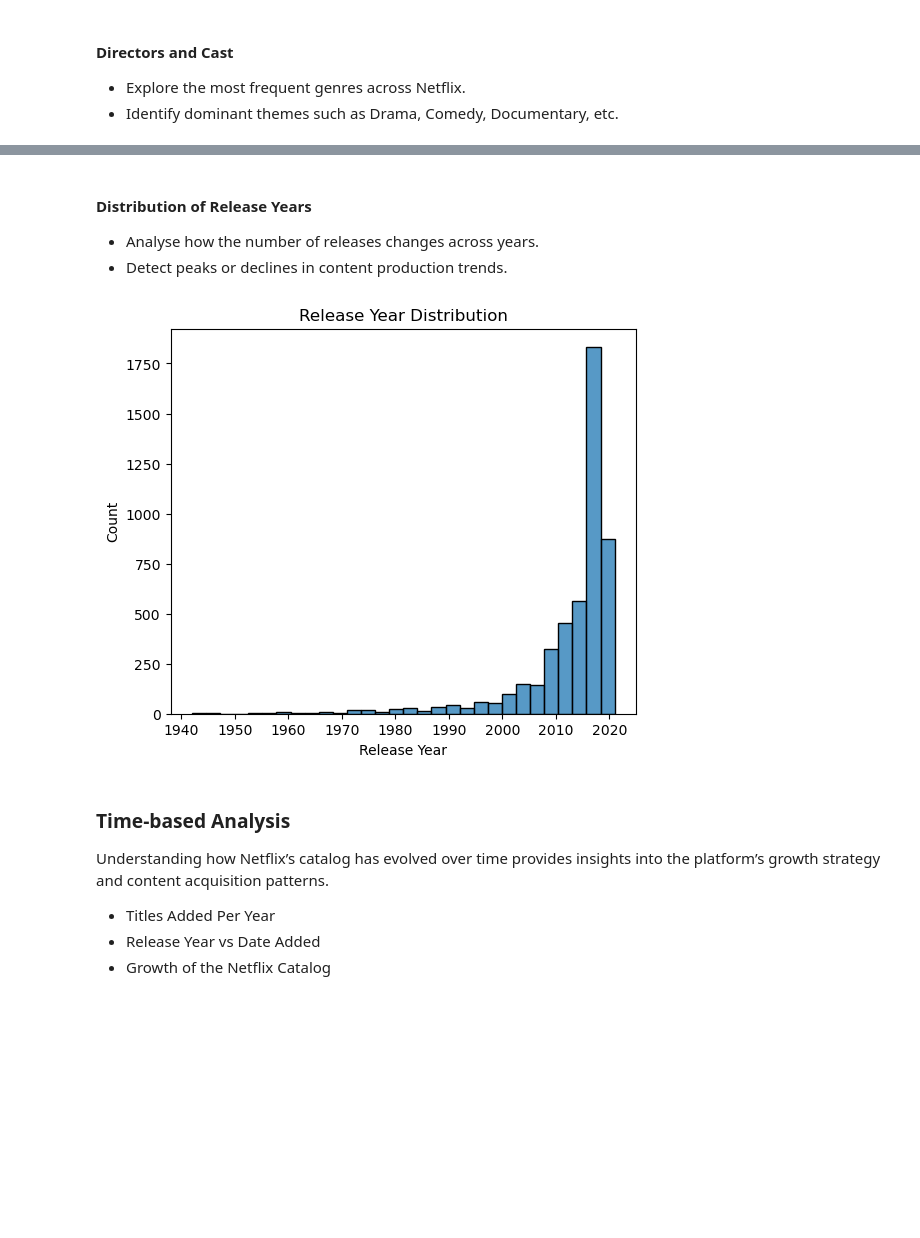
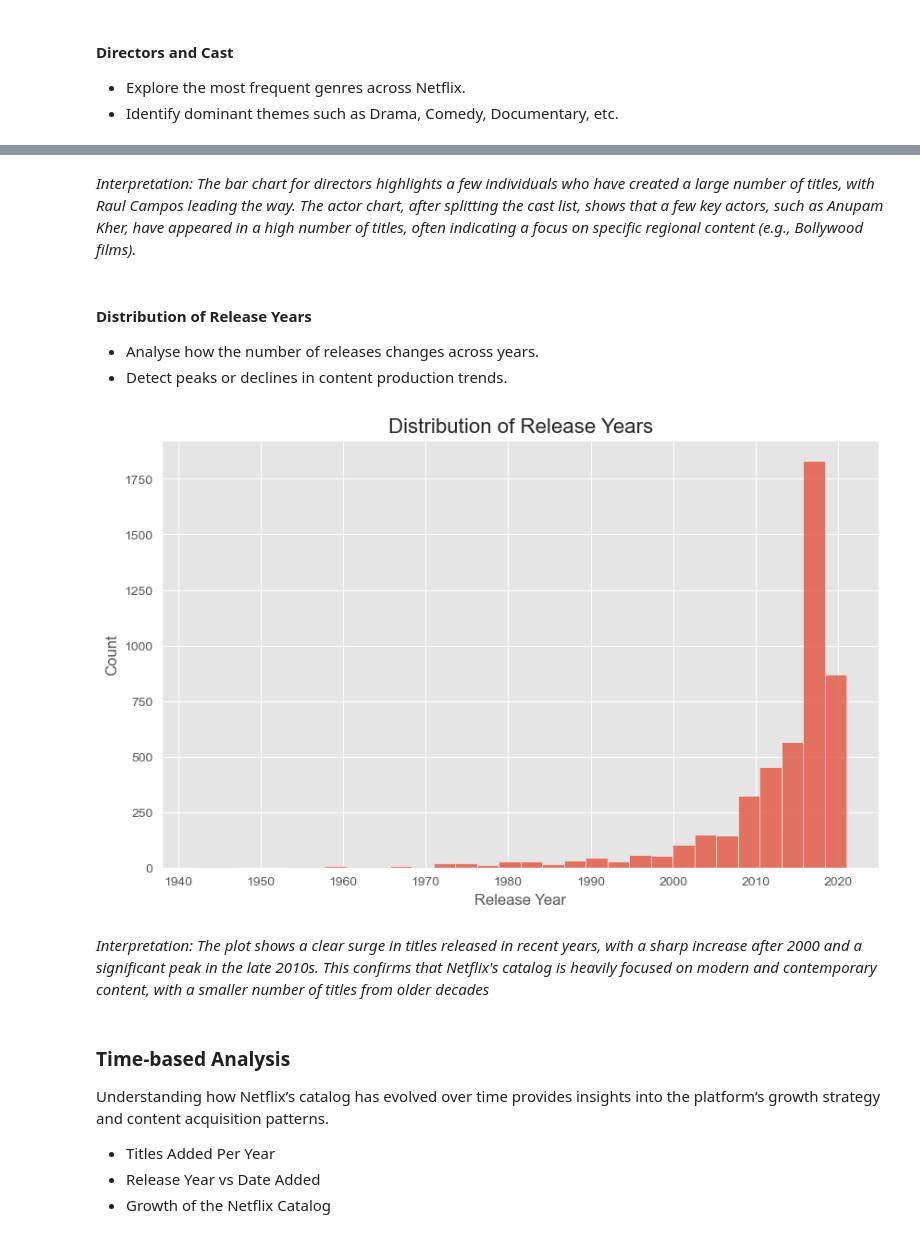
Before and after one commit to rnzlyt/netflix-data-exploration, a Jupyter notebook: netflix_eda.ipynb, the cells around one changed output, grey strips where cells are left out. Drawn from its saved outputs; the diff is of its cells as text; code cells hidden in the pictures; blank space fills up the shorter version.

```diff
--- a/netflix_eda.ipynb
+++ b/netflix_eda.ipynb
@@ -21,15 +22,27 @@ import matplotlib.pyplot as plt
 import seaborn as sns
 import plotly.express as px
 from collections import Counter
-
 from wordcloud import WordCloud, STOPWORDS
 import re
 
-# Load dataset
-df = pd.read_csv("data/netflix_data.csv")
+# Set plotting styles for a consistent look
+sns.set_style("whitegrid")
+plt.style.use('ggplot')
 
-# Quick overview
-print(df.shape)
-print(df.info())
-df.head()
+
+# Load the dataset
+try:
+    df = pd.read_csv("data/netflix_data.csv")
+except FileNotFoundError:
+    print("Error: The file 'netflix_data.csv' was not found. Please check the file path.")
+    # Exit or handle the error gracefully
+    exit()
+
+# Print basic info
+print(f"Shape of the dataset: {df.shape}")
+print("\n--- Column Info ---")
+df.info()
+
+print("\n--- First 5 rows ---")
+display(df.head())
 # %% [output]
@@ -202,18 +236,20 @@ plt.show()
+# %% [markdown]
+*Interpretation: The bar chart for directors highlights a few individuals who have created a large number of titles, with Raul Campos leading the way. The actor chart, after splitting the cast list, shows that a few key actors, such as Anupam Kher, have appeared in a high number of titles, often indicating a focus on specific regional content (e.g., Bollywood films).*
 # %% [markdown]
 #### Distribution of Release Years
 - Analyse how the number of releases changes across years.
 - Detect peaks or declines in content production trends.
 # %%
-# --- Release year distribution ---
-
-plt.figure(figsize=(6, 5))
-sns.histplot(df['release_year'].dropna(), bins=30, kde=False)
-plt.title("Release Year Distribution")
-plt.xlabel('Release Year')
-plt.ylabel('Count')
+plt.figure(figsize=(10, 6))
+sns.histplot(df['release_year'], bins=30, kde=False)
+plt.title("Distribution of Release Years", fontsize=16)
+plt.xlabel('Release Year', fontsize=12)
+plt.ylabel('Count', fontsize=12)
 plt.show()
 # %% [output]
-[figure, old version]
+[figure, new version]
+# %% [markdown]
+*Interpretation: The plot shows a clear surge in titles released in recent years, with a sharp increase after 2000 and a significant peak in the late 2010s. This confirms that Netflix's catalog is heavily focused on modern and contemporary content, with a smaller number of titles from older decades*
 # %% [markdown]
 ### Time-based Analysis
 Understanding how Netflix’s catalog has evolved over time provides insights into the platform’s growth strategy and content acquisition patterns.
```
Also changed, not shown: parts of 46 cells of this notebook.
